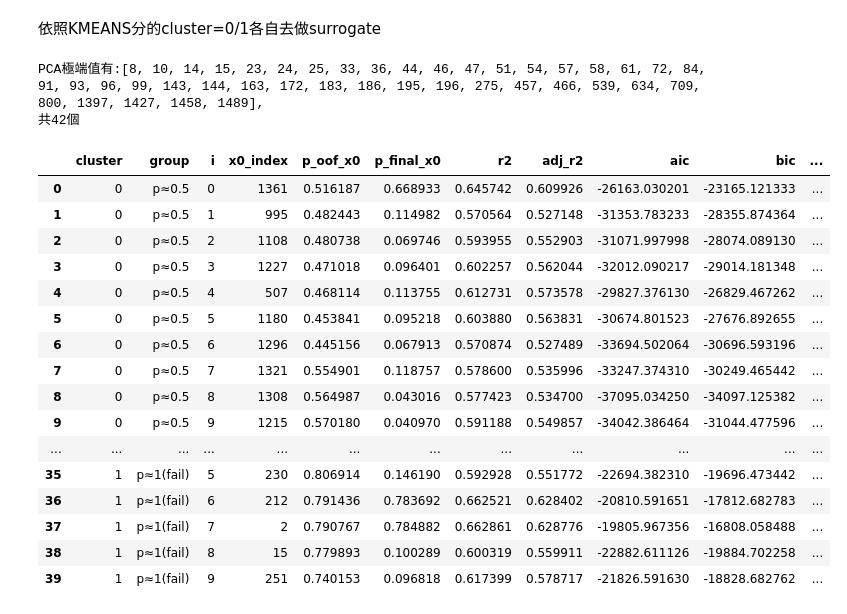
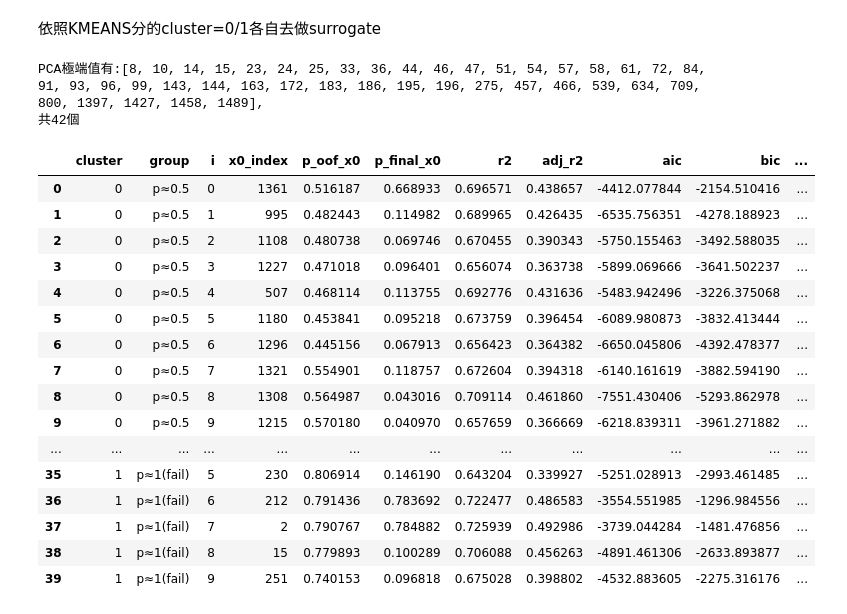
Before and after one commit to JackHuang0125/WHAT_I_DID, a Jupyter notebook: 0 Meeting/0_PAPER_1150114.ipynb, the cells around one changed output. Cells and saved outputs as stored; diff of their text form; code cells hidden in the pictures.

```diff
--- a/0 Meeting/0_PAPER_1150114.ipynb
+++ b/0 Meeting/0_PAPER_1150114.ipynb
@@ -197,9 +197,7 @@ def local_surrogate_lattice_cube_linear(
     info["ols_summary"] = ols_res.summary().as_text()
     return g_hat_hat, info
 # %%
-import numpy as np
-
-def stagewise_blockwise_fixed_order(Z_scaled, y, block_size=200, max_blocks=None):
+def stagewise_blockwise_fixed_order(Z_scaled, y, block_size, max_blocks=None):
     """
     固定順序、分段(one-pass) stagewise。
     回傳：intercept, coef_scaled(p,), y_hat(n,)
@@ -246,12 +244,12 @@ def stagewise_blockwise_fixed_order(Z_scaled, y, block_size=200, max_blocks=None
 def local_surrogate_lattice_cube_linear(
     x0,
     blackbox_model,
+    n_samples,
+    delta,                     # 標準化空間格點步長
+    max_full_grid,             # 允許完整展開的最大點數
+    k=None,                    # 若給定則固定半徑層數；否則依 n_samples 自動估
+    random_state=None,
     scaler=None,
-    n_samples=500,
-    delta=0.1,                 # 標準化空間格點步長
-    k=None,                    # 若給定則固定半徑層數；否則依 n_samples 自動估
-    max_full_grid=200_000,     # 允許完整展開的最大點數
-    random_state=None,
 ):
     rng = np.random.default_rng(random_state)
 
@@ -317,7 +315,7 @@ def local_surrogate_lattice_cube_linear(
     y_local = np.asarray(y_local, dtype=float).reshape(-1)
 
     # 7) \hat{\hat g}：Stagewise blockwise（在標準化空間擬合）
-    b0, b, y_hat = stagewise_blockwise_fixed_order(Z_scaled, y_local, block_size=200)
+    b0, b, y_hat = stagewise_blockwise_fixed_order(Z_scaled, y_local, block_size=20)
 
     # 8) 線性模型常用 criterion：R2 / adj-R2 / AIC / BIC
     n = Z_scaled.shape[0]
@@ -491,10 +489,7 @@ def fit_blackbox_per_cluster(X_all_df, y_all, c_all):
 # 1) 先算每群 OOF 機率（用來挑 x0）
 p_hat_oof = oof_proba_per_cluster(X_all_df, y_real, c_all)
 
-# 2) 用 p_hat_oof 在各群挑 \hat p \approx 0.5 的 x0（你的 pick_x0_local_indices 直接餵 p_hat_oof[群內] 即可）
-#    例：群 c 的 idx_c = np.where(c_all==c)[0]，再在 p_hat_oof[idx_c] 上挑最近 0.5 的點。
-
-# 3) 最後用全資料重訓每群最終黑箱（用於 lattice 探測與 surrogate 擬合）
+# 2) 最後用全資料重訓每群最終黑箱（用於 lattice 探測與 surrogate 擬合）
 blackbox_by_c = fit_blackbox_per_cluster(X_all_df, y_real, c_all)
 
 
@@ -512,7 +507,7 @@ def pick_x0_indices(p, target, topk=10, min_p=None):
 # ========= per-cluster local surrogate =========
 def run_local_surrogates_per_cluster(
     X_all_df, c_all, blackbox_by_c, p_hat_oof,
-    n_samples=5000, delta=0.5, topk=10, random_state=42
+    n_samples=500, delta=0.1, topk=10, random_state=42
 ):
     all_infos = []
 
@@ -536,12 +531,12 @@ def run_local_surrogates_per_cluster(
                 g, info = local_surrogate_lattice_cube_linear(
                     x0=x0,
                     blackbox_model=m,   # 用該群 blackbox
-                    scaler=None,        # 已在標準化空間
                     n_samples=n_samples,
                     delta=delta,
-                    k=5,
                     max_full_grid=200_000,
-                    random_state=random_state
+                    k=10,
+                    random_state=random_state,
+                    scaler=None,        # 已在標準化空間
                 )
                 info["cluster"]   = int(c)
                 info["group"]     = tag
@@ -567,8 +562,8 @@ infos_all = run_local_surrogates_per_cluster(
     c_all=c_all,
     blackbox_by_c=blackbox_by_c,
     p_hat_oof=p_hat_oof,
-    n_samples=5000,
-    delta=0.5,
+    n_samples=1000,
+    delta=0.1,
     topk=10,
     random_state=42
 )
@@ -579,49 +574,49 @@ def infos_to_metrics_df(infos):
     for d in infos:
         rows.append({
             "cluster": d.get("cluster", None),
             "group": d.get("group", None),
             "i": d.get("i", None),
             "x0_index": d.get("x0_index", None),
 
             # 對齊後：主欄位用 OOF
             "p_oof_x0": d.get("p_oof_x0", np.nan),
 
             # 保留最終模型機率供比較
             "p_final_x0": d.get("p_final_x0", np.nan),
 
             "r2": d.get("r2", np.nan),
             "adj_r2": d.get("adj_r2", np.nan),
             "aic": d.get("aic", np.nan),
             "bic": d.get("bic", np.nan),
             "mse": d.get("mse", np.nan),
             "k": d.get("k", None),
             "delta": d.get("delta", None),
             "mode": d.get("mode", None),
         })
     return pd.DataFrame(rows).sort_values(["cluster", "group", "i"]).reset_index(drop=True)
 
 df_metrics = infos_to_metrics_df(infos_all)
 df_metrics
 # %% [output]
 PCA極端值有:[8, 10, 14, 15, 23, 24, 25, 33, 36, 44, 46, 47, 51, 54, 57, 58, 61, 72, 84, 91, 93, 96, 99, 143, 144, 163, 172, 183, 186, 195, 196, 275, 457, 466, 539, 634, 709, 800, 1397, 1427, 1458, 1489],
 共42個
 |  | cluster | group | i | x0_index | p_oof_x0 | p_final_x0 | r2 | adj_r2 | aic | bic | ... |
-| 0 | 0 | p≈0.5 | 0 | 1361 | 0.516187 | 0.668933 | 0.645742 | 0.609926 | -26163.030201 | -23165.121333 | ... |
-| 1 | 0 | p≈0.5 | 1 | 995 | 0.482443 | 0.114982 | 0.570564 | 0.527148 | -31353.783233 | -28355.874364 | ... |
-| 2 | 0 | p≈0.5 | 2 | 1108 | 0.480738 | 0.069746 | 0.593955 | 0.552903 | -31071.997998 | -28074.089130 | ... |
-| 3 | 0 | p≈0.5 | 3 | 1227 | 0.471018 | 0.096401 | 0.602257 | 0.562044 | -32012.090217 | -29014.181348 | ... |
-| 4 | 0 | p≈0.5 | 4 | 507 | 0.468114 | 0.113755 | 0.612731 | 0.573578 | -29827.376130 | -26829.467262 | ... |
-| 5 | 0 | p≈0.5 | 5 | 1180 | 0.453841 | 0.095218 | 0.603880 | 0.563831 | -30674.801523 | -27676.892655 | ... |
-| 6 | 0 | p≈0.5 | 6 | 1296 | 0.445156 | 0.067913 | 0.570874 | 0.527489 | -33694.502064 | -30696.593196 | ... |
-| 7 | 0 | p≈0.5 | 7 | 1321 | 0.554901 | 0.118757 | 0.578600 | 0.535996 | -33247.374310 | -30249.465442 | ... |
-| 8 | 0 | p≈0.5 | 8 | 1308 | 0.564987 | 0.043016 | 0.577423 | 0.534700 | -37095.034250 | -34097.125382 | ... |
-| 9 | 0 | p≈0.5 | 9 | 1215 | 0.570180 | 0.040970 | 0.591188 | 0.549857 | -34042.386464 | -31044.477596 | ... |
+| 0 | 0 | p≈0.5 | 0 | 1361 | 0.516187 | 0.668933 | 0.696571 | 0.438657 | -4412.077844 | -2154.510416 | ... |
+| 1 | 0 | p≈0.5 | 1 | 995 | 0.482443 | 0.114982 | 0.689965 | 0.426435 | -6535.756351 | -4278.188923 | ... |
+| 2 | 0 | p≈0.5 | 2 | 1108 | 0.480738 | 0.069746 | 0.670455 | 0.390343 | -5750.155463 | -3492.588035 | ... |
+| 3 | 0 | p≈0.5 | 3 | 1227 | 0.471018 | 0.096401 | 0.656074 | 0.363738 | -5899.069666 | -3641.502237 | ... |
+| 4 | 0 | p≈0.5 | 4 | 507 | 0.468114 | 0.113755 | 0.692776 | 0.431636 | -5483.942496 | -3226.375068 | ... |
+| 5 | 0 | p≈0.5 | 5 | 1180 | 0.453841 | 0.095218 | 0.673759 | 0.396454 | -6089.980873 | -3832.413444 | ... |
+| 6 | 0 | p≈0.5 | 6 | 1296 | 0.445156 | 0.067913 | 0.656423 | 0.364382 | -6650.045806 | -4392.478377 | ... |
+| 7 | 0 | p≈0.5 | 7 | 1321 | 0.554901 | 0.118757 | 0.672604 | 0.394318 | -6140.161619 | -3882.594190 | ... |
+| 8 | 0 | p≈0.5 | 8 | 1308 | 0.564987 | 0.043016 | 0.709114 | 0.461860 | -7551.430406 | -5293.862978 | ... |
+| 9 | 0 | p≈0.5 | 9 | 1215 | 0.570180 | 0.040970 | 0.657659 | 0.366669 | -6218.839311 | -3961.271882 | ... |
 | ... | ... | ... | ... | ... | ... | ... | ... | ... | ... | ... | ... |
-| 35 | 1 | p≈1(fail) | 5 | 230 | 0.806914 | 0.146190 | 0.592928 | 0.551772 | -22694.382310 | -19696.473442 | ... |
-| 36 | 1 | p≈1(fail) | 6 | 212 | 0.791436 | 0.783692 | 0.662521 | 0.628402 | -20810.591651 | -17812.682783 | ... |
-| 37 | 1 | p≈1(fail) | 7 | 2 | 0.790767 | 0.784882 | 0.662861 | 0.628776 | -19805.967356 | -16808.058488 | ... |
-| 38 | 1 | p≈1(fail) | 8 | 15 | 0.779893 | 0.100289 | 0.600319 | 0.559911 | -22882.611126 | -19884.702258 | ... |
-| 39 | 1 | p≈1(fail) | 9 | 251 | 0.740153 | 0.096818 | 0.617399 | 0.578717 | -21826.591630 | -18828.682762 | ... |
+| 35 | 1 | p≈1(fail) | 5 | 230 | 0.806914 | 0.146190 | 0.643204 | 0.339927 | -5251.028913 | -2993.461485 | ... |
+| 36 | 1 | p≈1(fail) | 6 | 212 | 0.791436 | 0.783692 | 0.722477 | 0.486583 | -3554.551985 | -1296.984556 | ... |
+| 37 | 1 | p≈1(fail) | 7 | 2 | 0.790767 | 0.784882 | 0.725939 | 0.492986 | -3739.044284 | -1481.476856 | ... |
+| 38 | 1 | p≈1(fail) | 8 | 15 | 0.779893 | 0.100289 | 0.706088 | 0.456263 | -4891.461306 | -2633.893877 | ... |
+| 39 | 1 | p≈1(fail) | 9 | 251 | 0.740153 | 0.096818 | 0.675028 | 0.398802 | -4532.883605 | -2275.316176 | ... |
 # %%
 def local_sensitivity_summary(info, topk=20, as_dataframe=True):
     """
```
Also changed, not shown: parts of 8 cells of this notebook.
